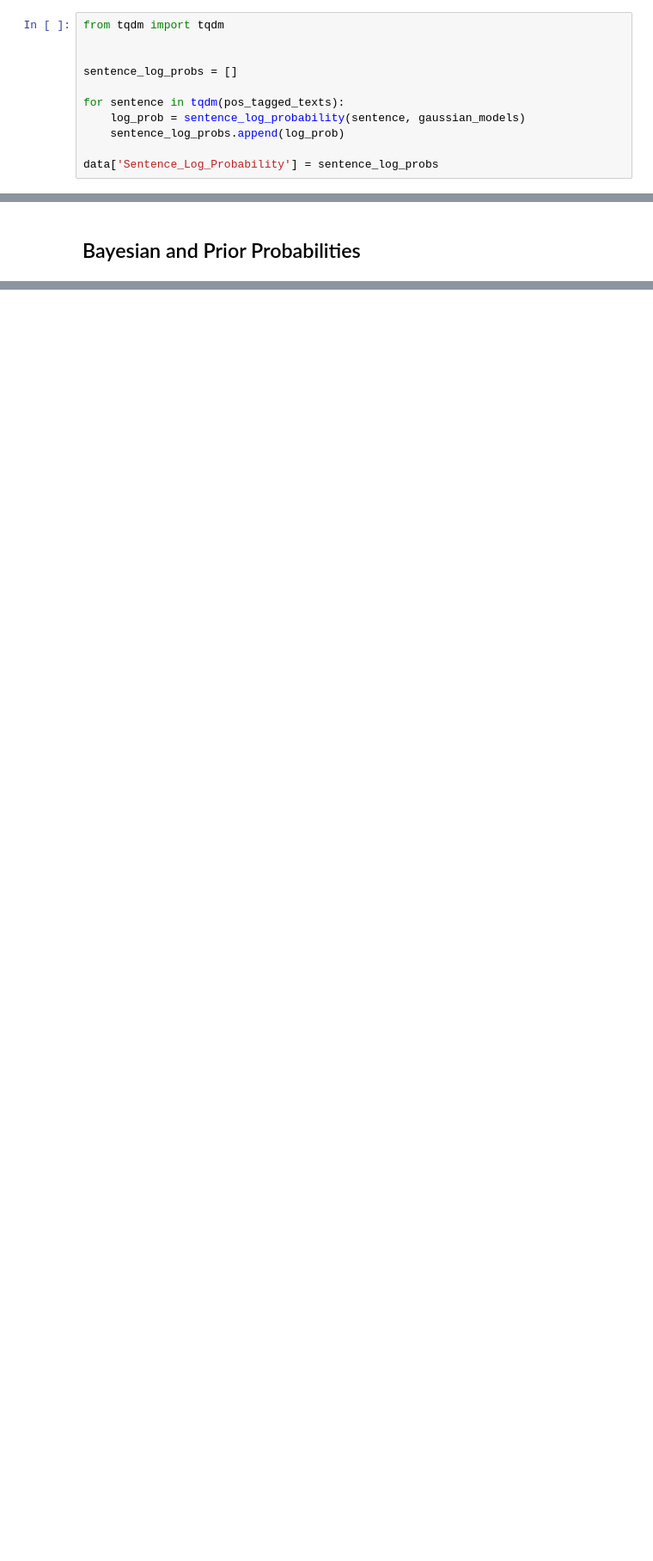
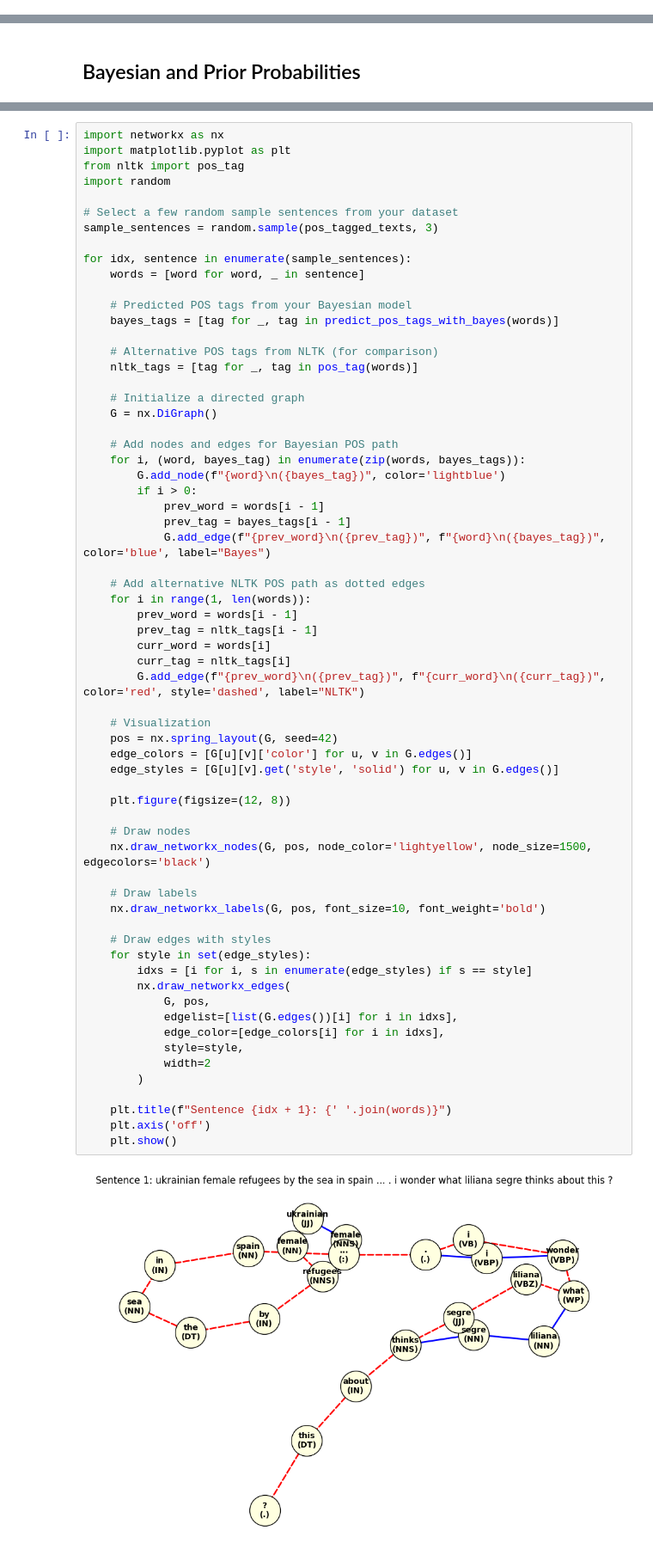
Before and after one commit to Susena-V/NLP_Misinformation, a Jupyter notebook: POS-prob-multivariate-bayesian.ipynb, the cells around one changed output, grey strips where cells are left out. Shown at 86% size. Drawn from its saved outputs; the diff is of its cells as text; blank space fills up the shorter version.

Commit message:
Kaggle Notebook | POS Probabilities - Multivariate Bayesian  | Version 3

```diff
--- a/POS-prob-multivariate-bayesian.ipynb
+++ b/POS-prob-multivariate-bayesian.ipynb
@@ -388,11 +411,0 @@ def sentence_log_probability(pos_tagged_sentence, gaussian_models):
-# %%
-from tqdm import tqdm
-
-
-sentence_log_probs = []
-
-for sentence in tqdm(pos_tagged_texts):
-    log_prob = sentence_log_probability(sentence, gaussian_models)
-    sentence_log_probs.append(log_prob)
-
-data['Sentence_Log_Probability'] = sentence_log_probs
@@ -499,0 +547,66 @@ print("Predictions saved to pos_tag_predictions.csv")
+# %%
+import networkx as nx
+import matplotlib.pyplot as plt
+from nltk import pos_tag
+import random
+
+# Select a few random sample sentences from your dataset
+sample_sentences = random.sample(pos_tagged_texts, 3)
+
+for idx, sentence in enumerate(sample_sentences):
+    words = [word for word, _ in sentence]
+
+    # Predicted POS tags from your Bayesian model
+    bayes_tags = [tag for _, tag in predict_pos_tags_with_bayes(words)]
+
+    # Alternative POS tags from NLTK (for comparison)
+    nltk_tags = [tag for _, tag in pos_tag(words)]
+
+    # Initialize a directed graph
+    G = nx.DiGraph()
+
+    # Add nodes and edges for Bayesian POS path
+    for i, (word, bayes_tag) in enumerate(zip(words, bayes_tags)):
+        G.add_node(f"{word}\n({bayes_tag})", color='lightblue')
+        if i > 0:
+            prev_word = words[i - 1]
+            prev_tag = bayes_tags[i - 1]
+            G.add_edge(f"{prev_word}\n({prev_tag})", f"{word}\n({bayes_tag})", color='blue', label="Bayes")
+
+    # Add alternative NLTK POS path as dotted edges
+    for i in range(1, len(words)):
+        prev_word = words[i - 1]
+        prev_tag = nltk_tags[i - 1]
+        curr_word = words[i]
+        curr_tag = nltk_tags[i]
+        G.add_edge(f"{prev_word}\n({prev_tag})", f"{curr_word}\n({curr_tag})", color='red', style='dashed', label="NLTK")
+
+    # Visualization
+    pos = nx.spring_layout(G, seed=42)
+    edge_colors = [G[u][v]['color'] for u, v in G.edges()]
+    edge_styles = [G[u][v].get('style', 'solid') for u, v in G.edges()]
+
+    plt.figure(figsize=(12, 8))
+
+    # Draw nodes
+    nx.draw_networkx_nodes(G, pos, node_color='lightyellow', node_size=1500, edgecolors='black')
+
+    # Draw labels
+    nx.draw_networkx_labels(G, pos, font_size=10, font_weight='bold')
+
+    # Draw edges with styles
+    for style in set(edge_styles):
+        idxs = [i for i, s in enumerate(edge_styles) if s == style]
+        nx.draw_networkx_edges(
+            G, pos,
+            edgelist=[list(G.edges())[i] for i in idxs],
+            edge_color=[edge_colors[i] for i in idxs],
+            style=style,
+            width=2
+        )
+
+    plt.title(f"Sentence {idx + 1}: {' '.join(words)}")
+    plt.axis('off')
+    plt.show()
+# %% [output]
+[figure, added]
```
Also changed, not shown: parts of 20 cells of this notebook.
